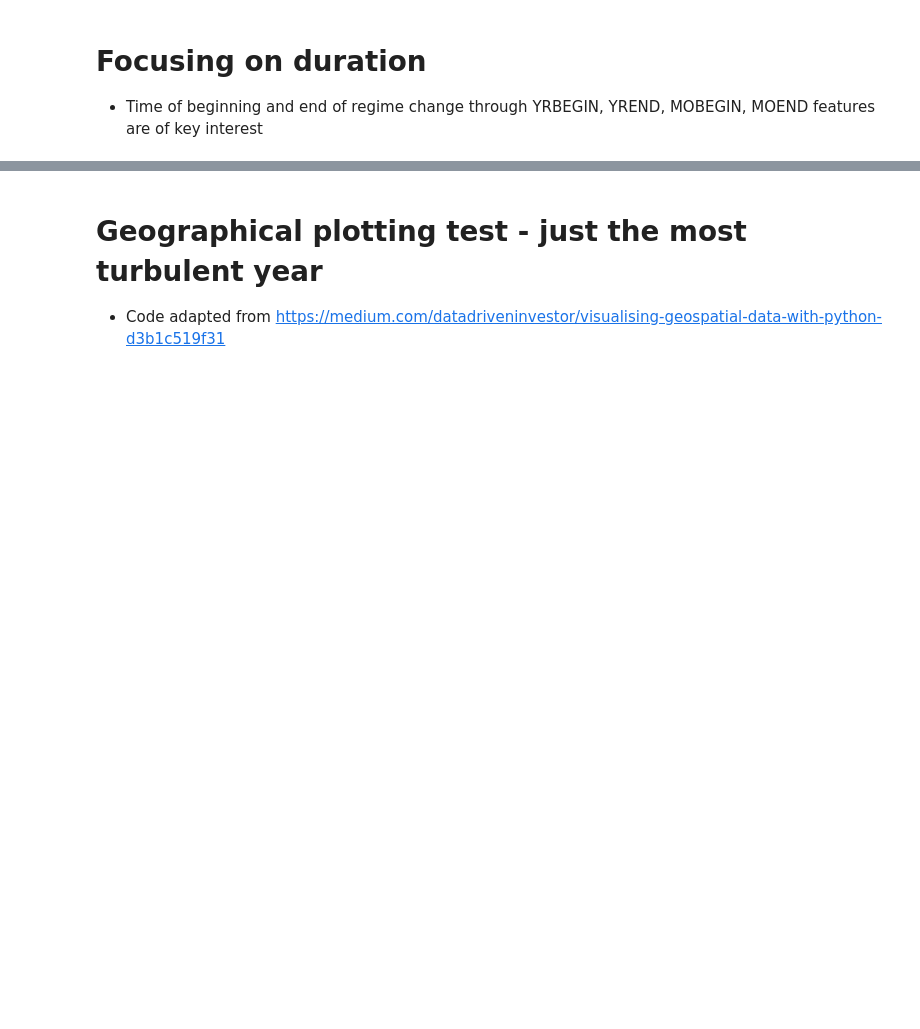
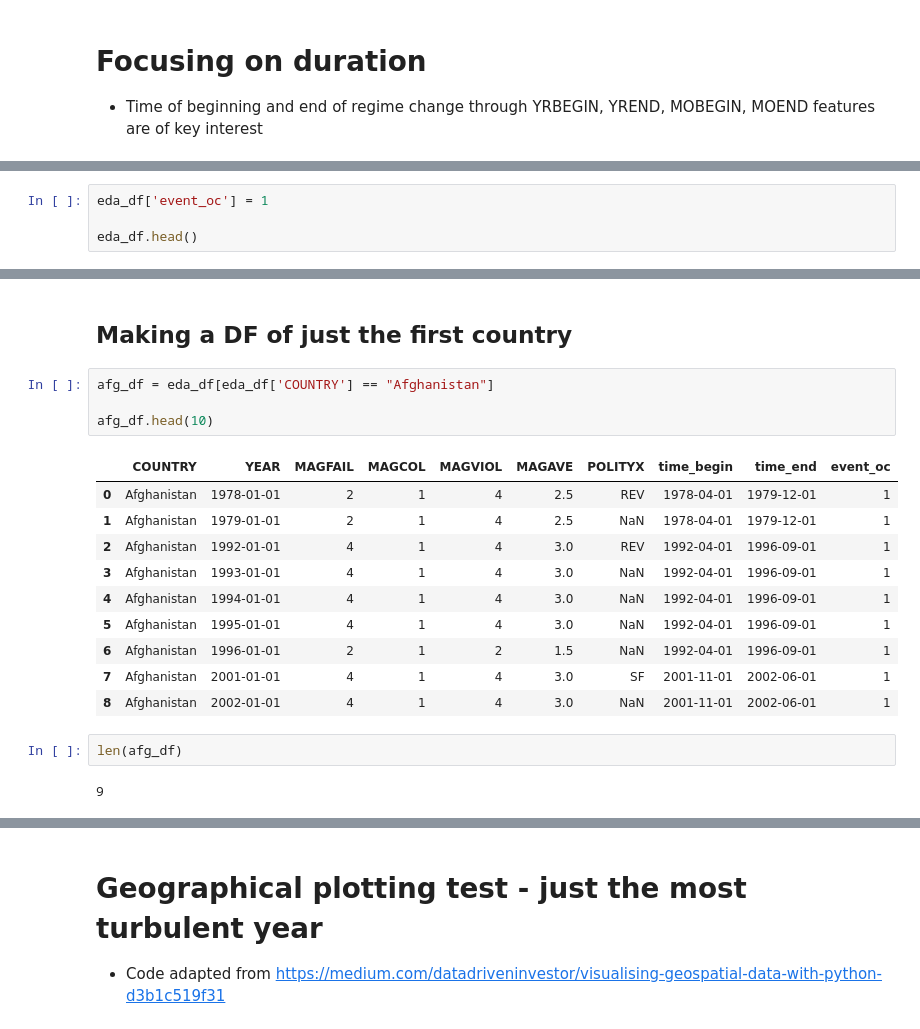
Before and after one commit to MichaelBurak/regime_changes, a Jupyter notebook: regime_changes.ipynb, the cells around one changed output, grey strips where cells are left out. Saved outputs shown, nothing was run; the diff lists cells and outputs as text; blank space fills up the shorter version.

```diff
--- a/regime_changes.ipynb
+++ b/regime_changes.ipynb
@@ -152,0 +174,4 @@ Name: time_end, Length: 334, dtype: datetime64[ns]
+# %%
+eda_df['event_oc'] = 1
+
+eda_df.head()
@@ -152,0 +185,21 @@ Name: time_end, Length: 334, dtype: datetime64[ns]
+# %% [markdown]
+## Making a DF of just the first country
+# %%
+afg_df = eda_df[eda_df['COUNTRY'] == "Afghanistan"]
+
+afg_df.head(10)
+# %% [output]
+|  | COUNTRY | YEAR | MAGFAIL | MAGCOL | MAGVIOL | MAGAVE | POLITYX | time_begin | time_end | event_oc |
+| 0 | Afghanistan | 1978-01-01 | 2 | 1 | 4 | 2.5 | REV | 1978-04-01 | 1979-12-01 | 1 |
+| 1 | Afghanistan | 1979-01-01 | 2 | 1 | 4 | 2.5 | NaN | 1978-04-01 | 1979-12-01 | 1 |
+| 2 | Afghanistan | 1992-01-01 | 4 | 1 | 4 | 3.0 | REV | 1992-04-01 | 1996-09-01 | 1 |
+| 3 | Afghanistan | 1993-01-01 | 4 | 1 | 4 | 3.0 | NaN | 1992-04-01 | 1996-09-01 | 1 |
+| 4 | Afghanistan | 1994-01-01 | 4 | 1 | 4 | 3.0 | NaN | 1992-04-01 | 1996-09-01 | 1 |
+| 5 | Afghanistan | 1995-01-01 | 4 | 1 | 4 | 3.0 | NaN | 1992-04-01 | 1996-09-01 | 1 |
+| 6 | Afghanistan | 1996-01-01 | 2 | 1 | 2 | 1.5 | NaN | 1992-04-01 | 1996-09-01 | 1 |
+| 7 | Afghanistan | 2001-01-01 | 4 | 1 | 4 | 3.0 | SF | 2001-11-01 | 2002-06-01 | 1 |
+| 8 | Afghanistan | 2002-01-01 | 4 | 1 | 4 | 3.0 | NaN | 2001-11-01 | 2002-06-01 | 1 |
+# %%
+len(afg_df)
+# %% [output]
+9
```
Also changed, not shown: parts of 55 cells of this notebook, 1 other file.
